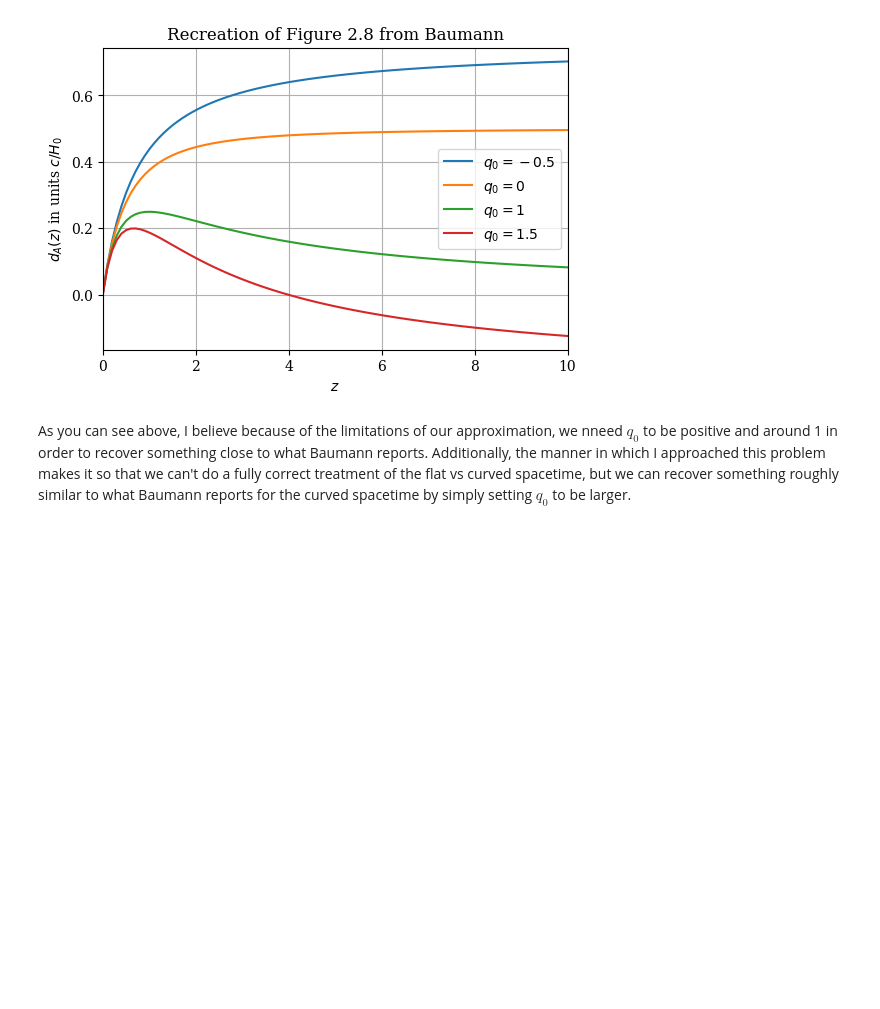
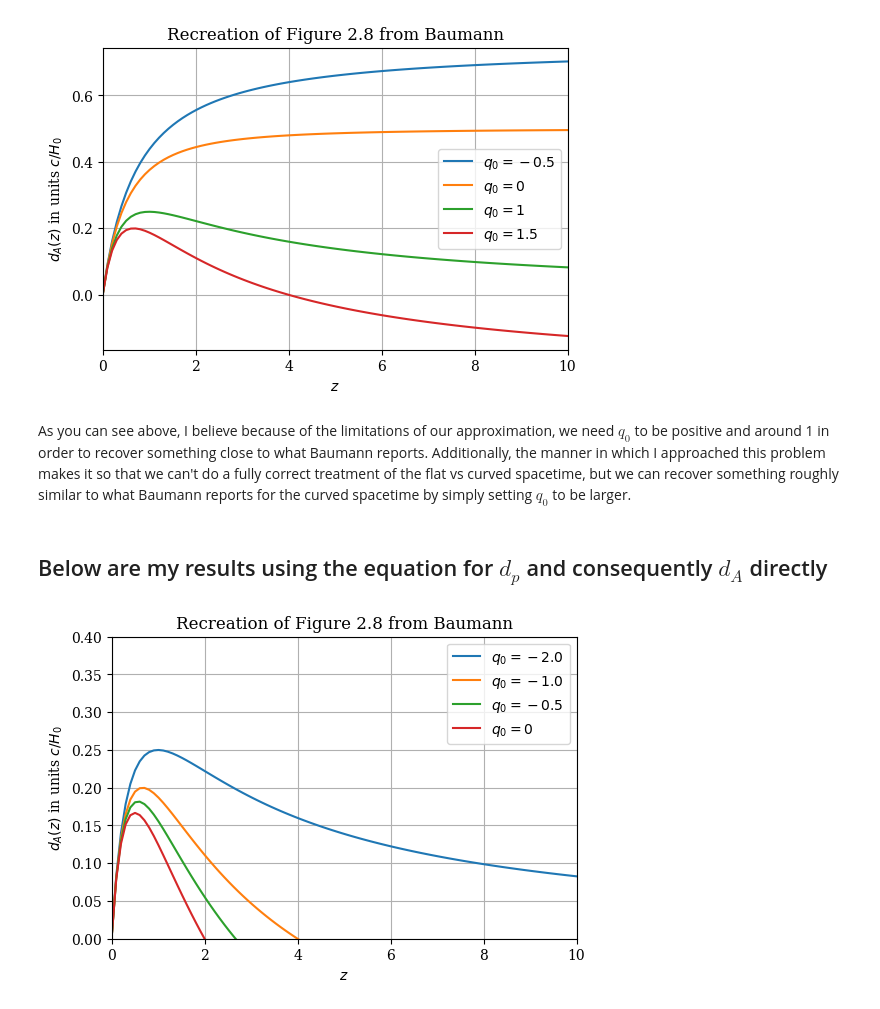
Before and after one commit to thomas-03/homework, a Jupyter notebook: 5480/5480_PSET_2.ipynb, the cells around one changed output. Drawn from its saved outputs; the diff is of its cells as text; code cells hidden in the pictures; blank space fills up the shorter version.

Commit message:
show different way

```diff
--- a/5480/5480_PSET_2.ipynb
+++ b/5480/5480_PSET_2.ipynb
@@ -87,4 +87,38 @@ plt.show()
 # %% [output]
 [figure]
 # %% [markdown]
-As you can see above, I believe because of the limitations of our approximation, we nneed $q_0$ to be positive and around 1 in order to recover something close to what Baumann reports. Additionally, the manner in which I approached this problem makes it so that we can't do a fully correct treatment of the flat vs curved spacetime, but we can recover something roughly similar to what Baumann reports for the curved spacetime by simply setting $q_0$ to be larger.
+As you can see above, I believe because of the limitations of our approximation, we need $q_0$ to be positive and around 1 in order to recover something close to what Baumann reports. Additionally, the manner in which I approached this problem makes it so that we can't do a fully correct treatment of the flat vs curved spacetime, but we can recover something roughly similar to what Baumann reports for the curved spacetime by simply setting $q_0$ to be larger.
+# %% [markdown]
+## Below are my results using the equation for $d_p$ and consequently $d_A$ directly
+# %%
+def dp_z(z,q0):
+    return z-0.5*(1+q0/2)*z**2
+def da_z(z,q0):
+    return dp_z(z,q0)/(1+z)
+# %%
+z = np.linspace(0,10,100)
+
+dp = dp_z(z,-2.0)
+plt.plot(z,dp/((1+z)**2),label="$q_0=-2.0$")
+
+dp = dp_z(z,-1.0)
+plt.plot(z,dp/((1+z)**2),label="$q_0=-1.0$")
+
+dp = dp_z(z,-0.5)
+plt.plot(z,dp/((1+z)**2),label="$q_0=-0.5$")
+
+dp = dp_z(z,0)
+plt.plot(z,dp/((1+z)**2),label="$q_0=0$")
+
+
+
+plt.ylabel("$d_A(z)$ in units $c/H_0$")
+plt.xlabel("$z$")
+plt.legend()
+plt.title("Recreation of Figure 2.8 from Baumann")
+plt.grid()
+plt.xlim(0,10)
+plt.ylim(0,0.4)
+plt.show()
+# %% [output]
+[figure, added]
```
